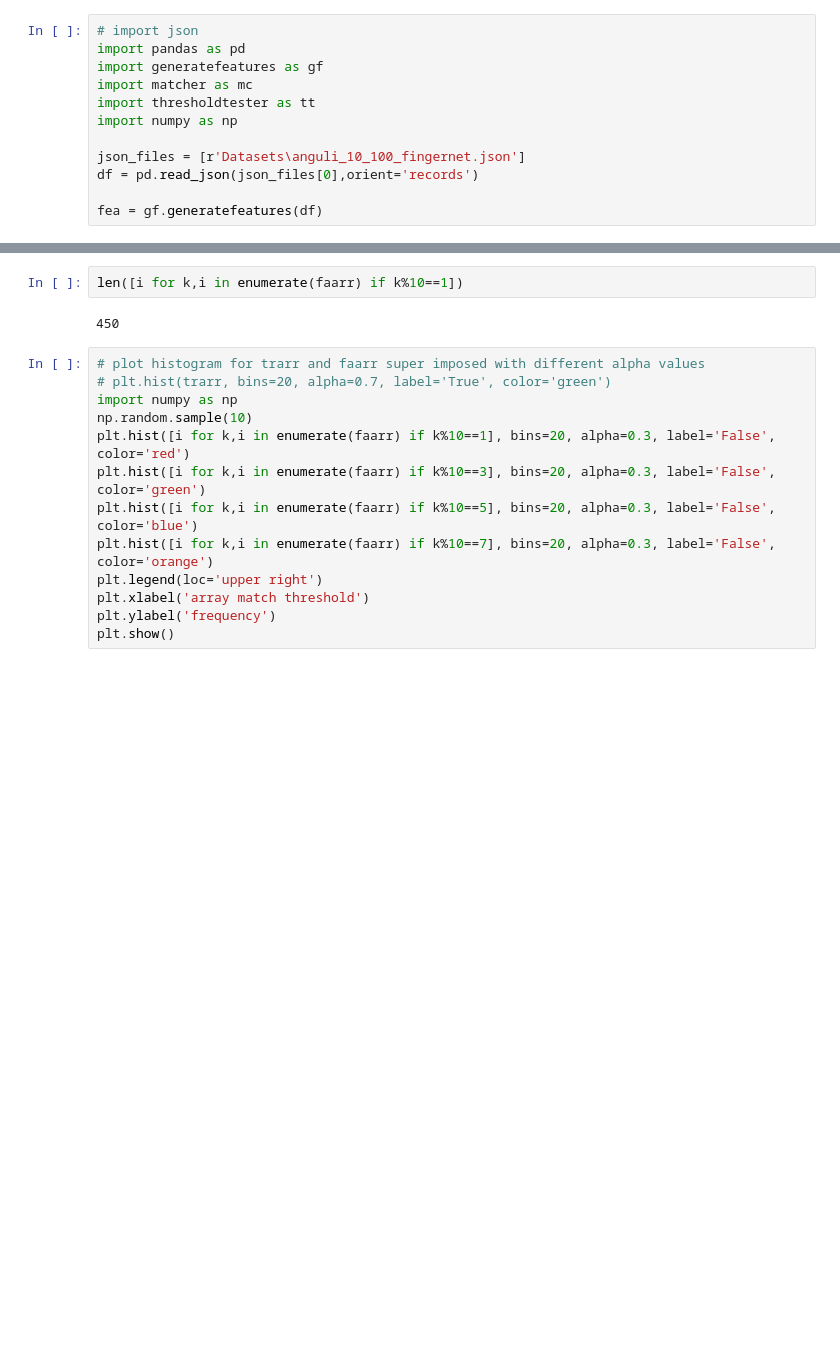
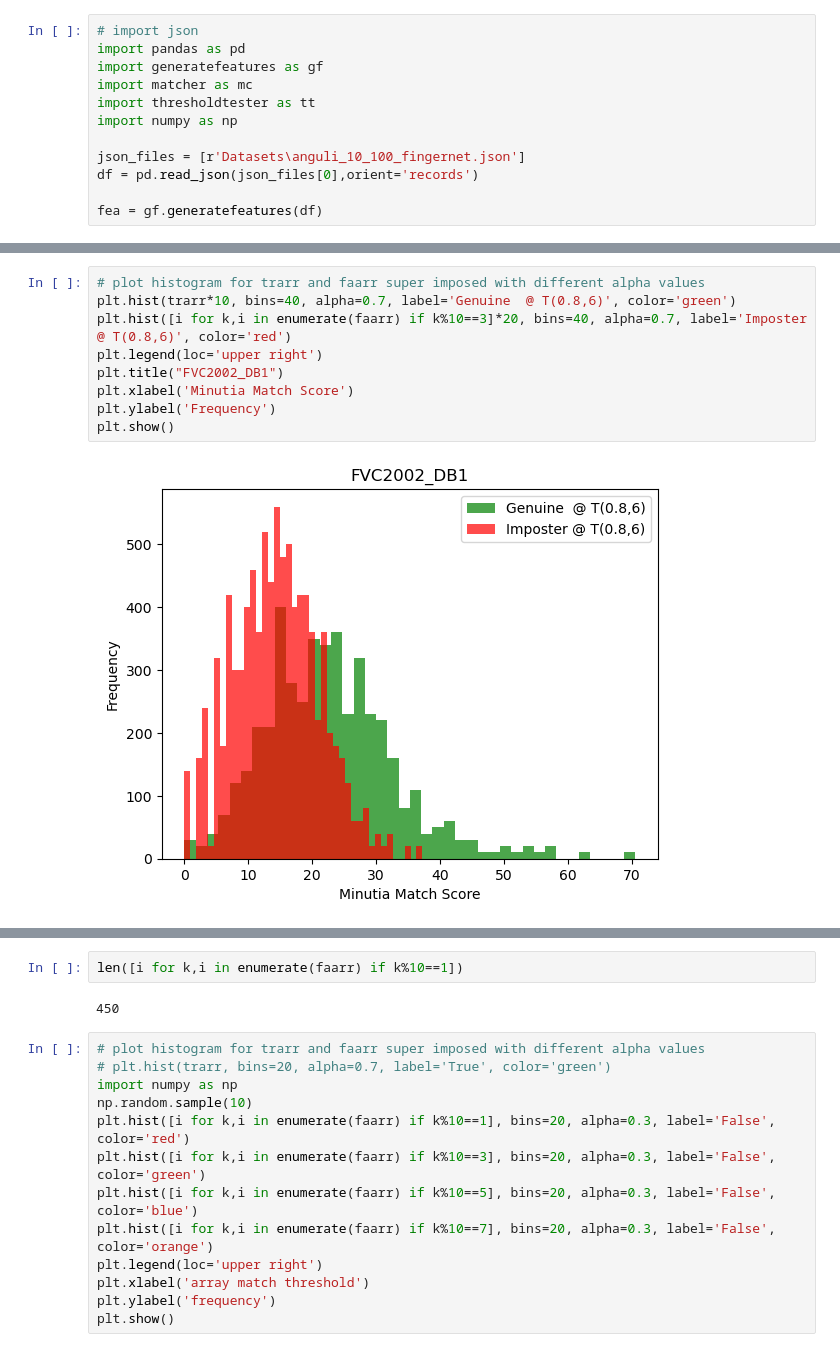
Before and after one commit to nishkalprakash/2024_03_CIPR_NP-Code, a Jupyter notebook: plot.ipynb, the cells around one changed output, grey strips where cells are left out. Drawn from its saved outputs; the diff is of its cells as text; blank space fills up the shorter version.

```diff
--- a/plot.ipynb
+++ b/plot.ipynb
@@ -105,2 +105,13 @@ Text(0, 0.5, 'array match threshold')
+# %%
+# plot histogram for trarr and faarr super imposed with different alpha values
+plt.hist(trarr*10, bins=40, alpha=0.7, label='Genuine  @ T(0.8,6)', color='green')
+plt.hist([i for k,i in enumerate(faarr) if k%10==3]*20, bins=40, alpha=0.7, label='Imposter @ T(0.8,6)', color='red')
+plt.legend(loc='upper right')
+plt.title("FVC2002_DB1")
+plt.xlabel('Minutia Match Score')
+plt.ylabel('Frequency')
+plt.show()
+# %% [output]
+[figure, added]
 # %%
 # plot histogram for trarr and faarr super imposed with different alpha values
```
Also changed, not shown: parts of 7 cells of this notebook.
